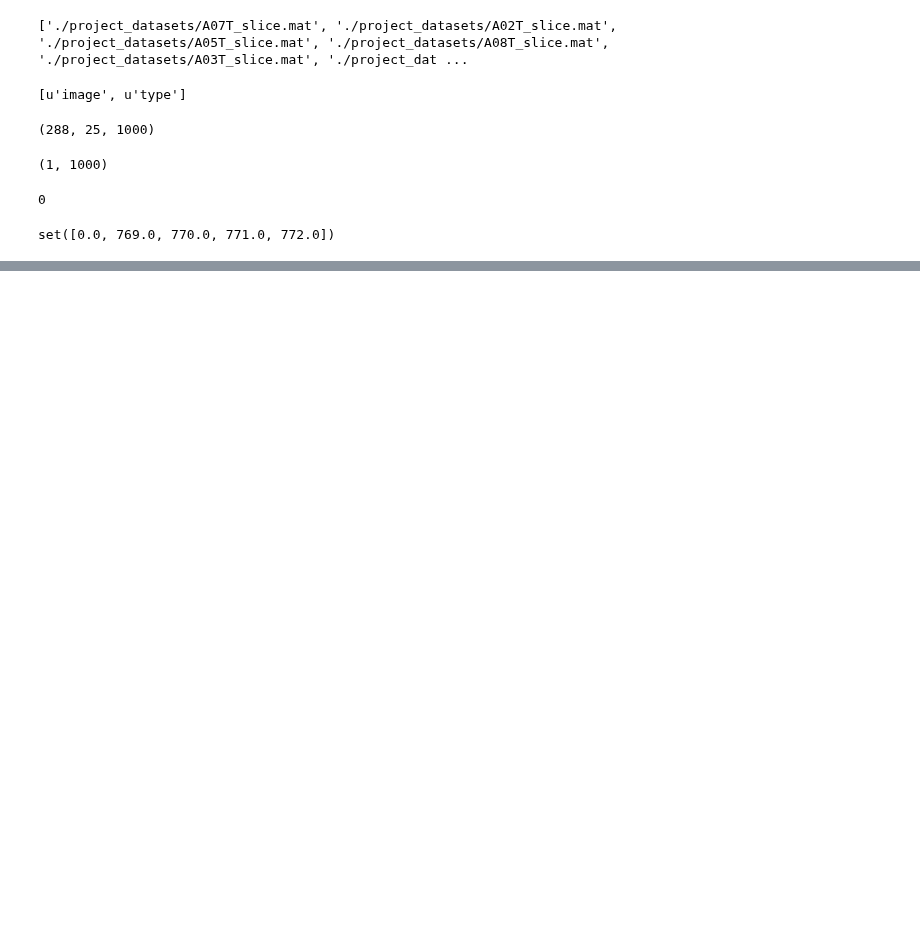
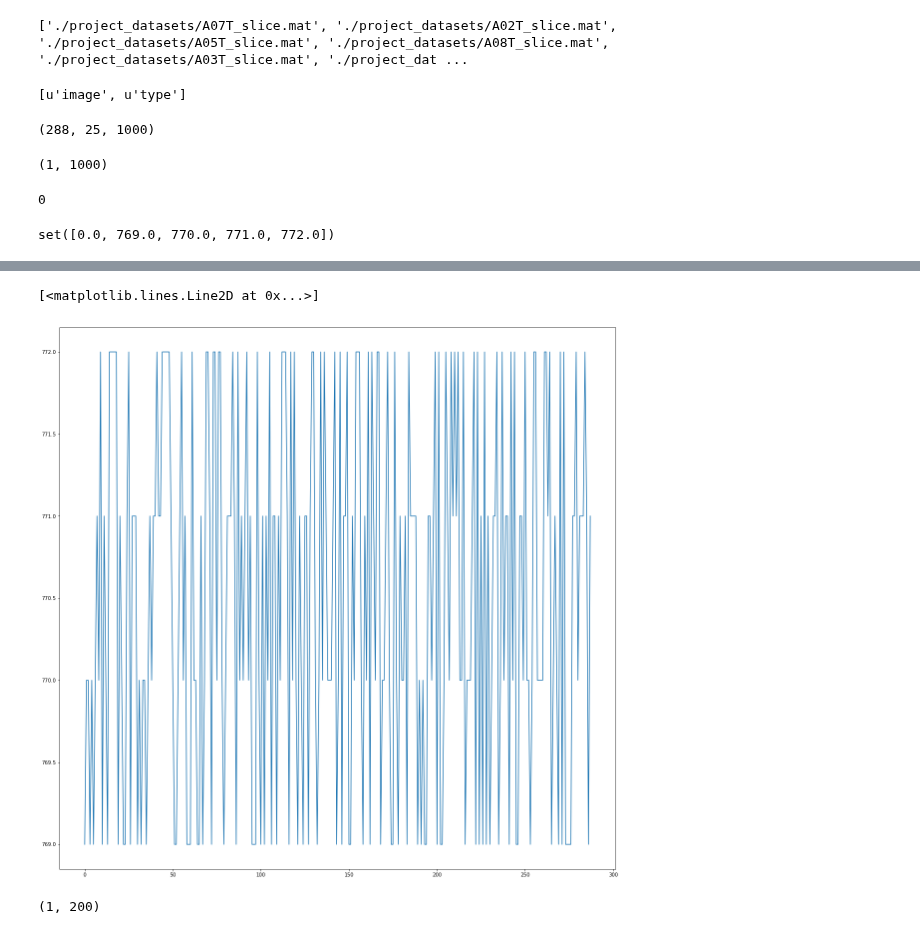
Before and after one commit to jayanthjaiswal/dl-project, a Jupyter notebook: Project Workbook.ipynb, the cells around one changed output, grey strips where cells are left out. Drawn from its saved outputs; the diff is of its cells as text; code cells hidden in the pictures; blank space fills up the shorter version.

```diff
--- a/Project Workbook.ipynb
+++ b/Project Workbook.ipynb
@@ -51,0 +54,5 @@ for i in range(25):
+# %%
+plt.plot(matfile['type'][0,:image_shape[0]])
+# %% [output]
+[<matplotlib.lines.Line2D at 0x...>]
+[figure, added]
@@ -51,0 +75,4 @@ for i in range(25):
+# %%
+test_data[0].shape
+# %% [output]
+(1, 200)
```
Also changed, not shown: parts of 5 cells of this notebook.
